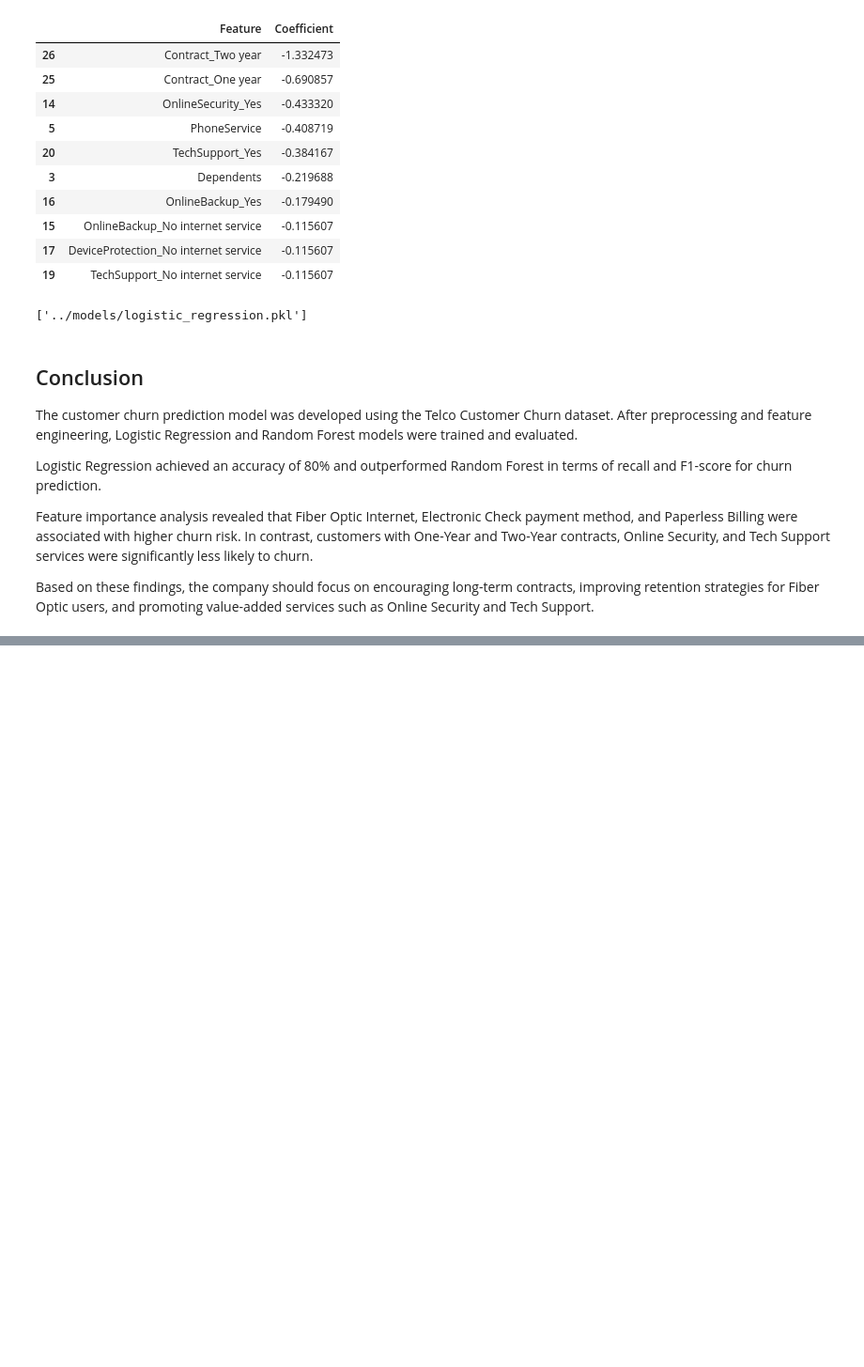
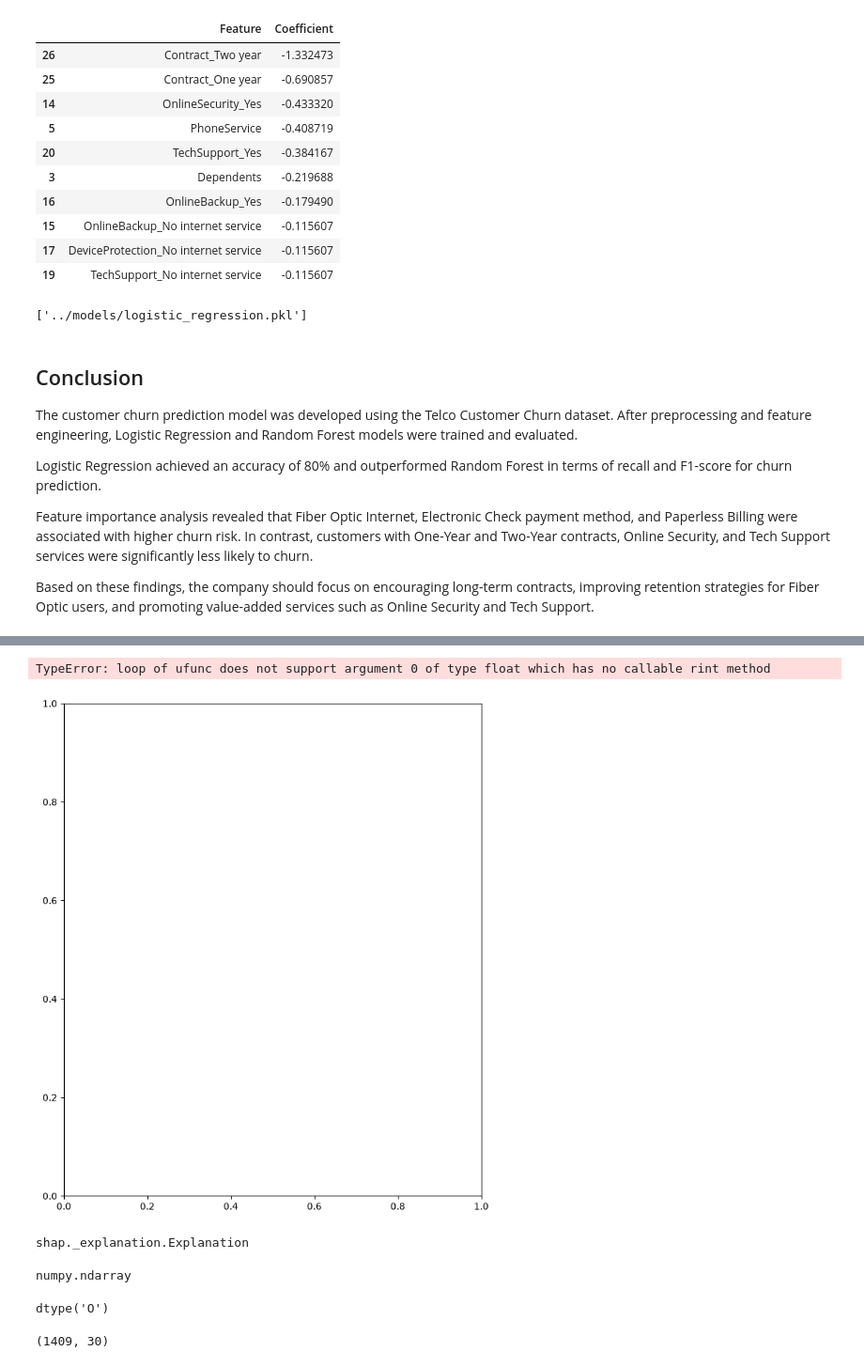
Before and after one commit to varshini-2106/customer-churn-predictor, a Jupyter notebook: notebooks/02_modeling.ipynb, the cells around one changed output, grey strips where cells are left out. Shown at 94% size. Drawn from its saved outputs; the diff is of its cells as text; code cells hidden in the pictures; blank space fills up the shorter version.

```diff
--- a/notebooks/02_modeling.ipynb
+++ b/notebooks/02_modeling.ipynb
@@ -285,0 +398,24 @@ Based on these findings, the company should focus on encouraging long-term contr
+# %%
+shap.summary_plot(
+    shap_values.values,
+    X_test
+)
+# %% [output]
+TypeError: loop of ufunc does not support argument 0 of type float which has no callable rint method
+[figure, added]
+# %%
+type(shap_values)
+# %% [output]
+shap._explanation.Explanation
+# %%
+type(shap_values.values)
+# %% [output]
+numpy.ndarray
+# %%
+shap_values.values.dtype
+# %% [output]
+dtype('O')
+# %%
+shap_values.values.shape
+# %% [output]
+(1409, 30)
```
Also changed, not shown: parts of 21 cells of this notebook.
